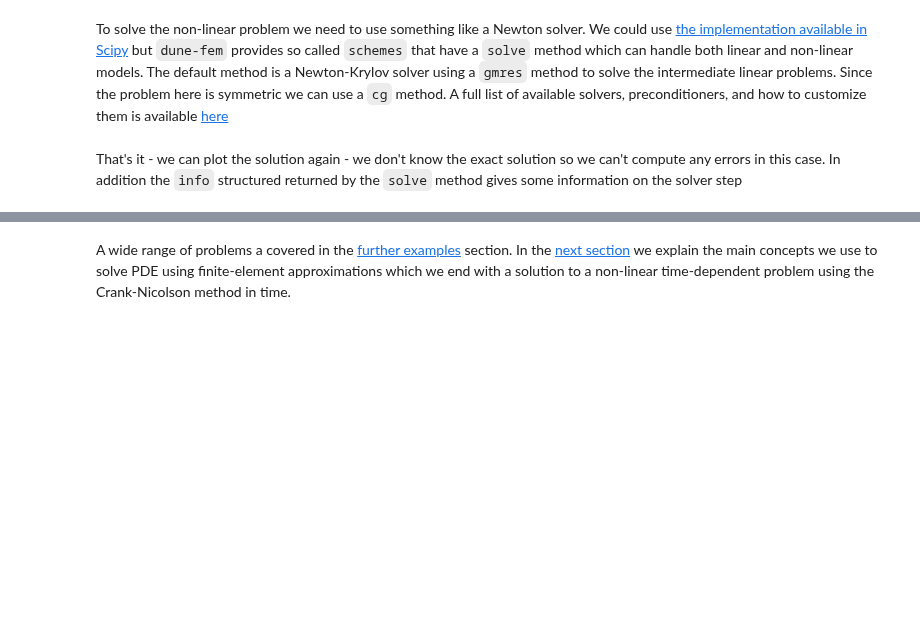
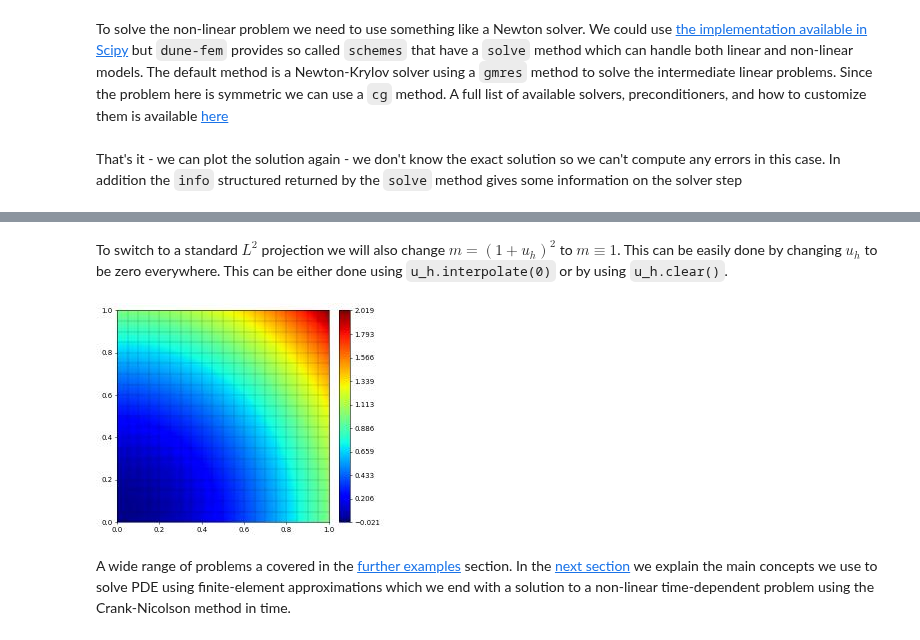
Before and after one commit to dune-project/dune-fempy, a Jupyter notebook: doc/dune-fempy_nb.ipynb, the cells around one changed output, grey strips where cells are left out. Saved outputs shown, nothing was run; the diff lists cells and outputs as text; code cells hidden in the pictures; blank space fills up the shorter version.

```diff
--- a/doc/dune-fempy_nb.ipynb
+++ b/doc/dune-fempy_nb.ipynb
@@ -230,3 +298,14 @@ u_h.plot()
+# %% [markdown]
+To switch to a standard $L^2$ projection we will also change
+$m=(1+u_h)^2$ to $m\equiv 1$. This can be easily done by changing $u_h$
+to be zero everywhere. This can be either done using `u_h.interpolate(0)` or
+by using `u_h.clear()`.
+# %%
+u_h.interpolate(0)
+scheme.solve(target = w_h)
+w_h.plot()
+# %% [output]
+[figure, added]
 # %% [markdown]
 A wide range of problems a covered in the
 [further examples](furtherexamples.rst) section.
```
Also changed, not shown: parts of 5 cells of this notebook, 15 other files.
